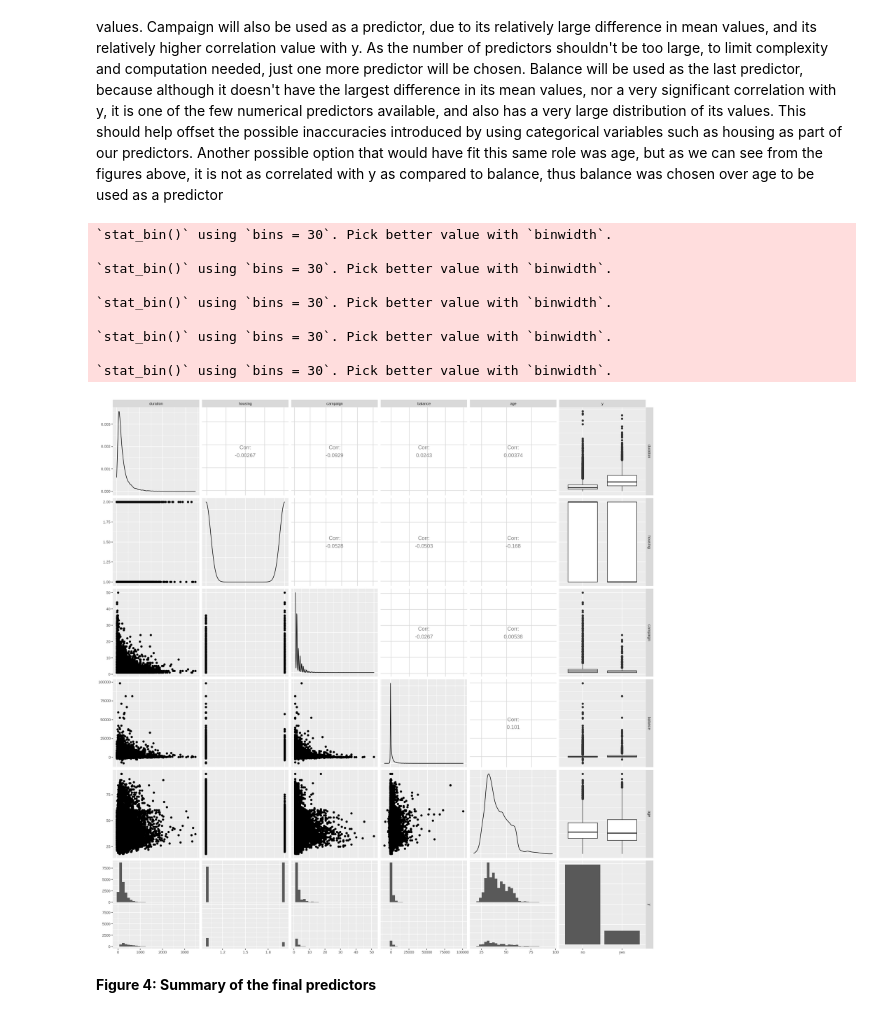
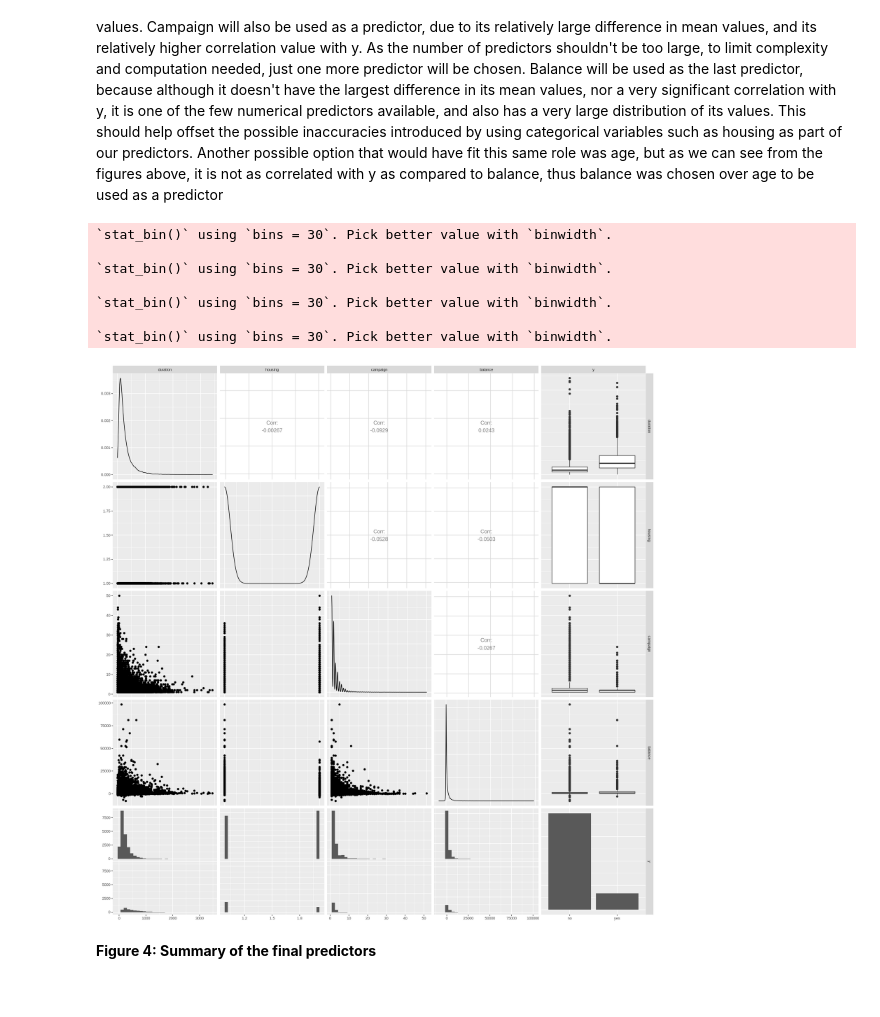
Before and after one commit to ArmaanKara/DSCI25Project, a Jupyter notebook: Final_Project.ipynb, the cells around one changed output. Cells and saved outputs as stored; diff of their text form; code cells hidden in the pictures.

```diff
--- a/Final_Project.ipynb
+++ b/Final_Project.ipynb
@@ -503,22 +494,20 @@ Based on the observations made so far, we can see that duration is an obvious ch
 # %%
 options(repr.plot.height = 16, repr.plot.width = 16)
 
-bank_train <- select(bank_train, duration, housing, campaign, balance, age, y)
+bank_train <- select(bank_train, duration, housing, campaign, balance, y)
 plot_pairs_bank_train <- bank_train %>%
   ggpairs +
   theme(text = element_text(size = 10))
 plot_pairs_bank_train
 # %% [output]
 `stat_bin()` using `bins = 30`. Pick better value with `binwidth`.
 
 `stat_bin()` using `bins = 30`. Pick better value with `binwidth`.
 
 `stat_bin()` using `bins = 30`. Pick better value with `binwidth`.
 
 `stat_bin()` using `bins = 30`. Pick better value with `binwidth`.
-
-`stat_bin()` using `bins = 30`. Pick better value with `binwidth`.
-[figure, old version]
+[figure, new version]
 # %% [markdown]
 **Figure 4: Summary of the final predictors**
 # %% [markdown]
```
Also changed, not shown: parts of 19 cells of this notebook.
